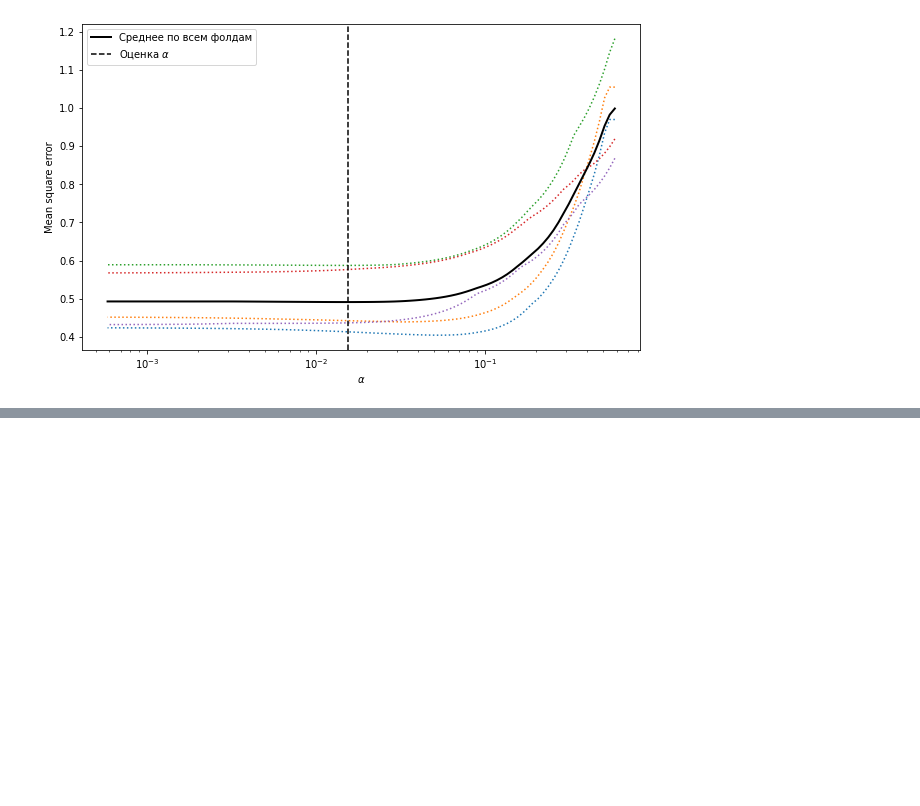
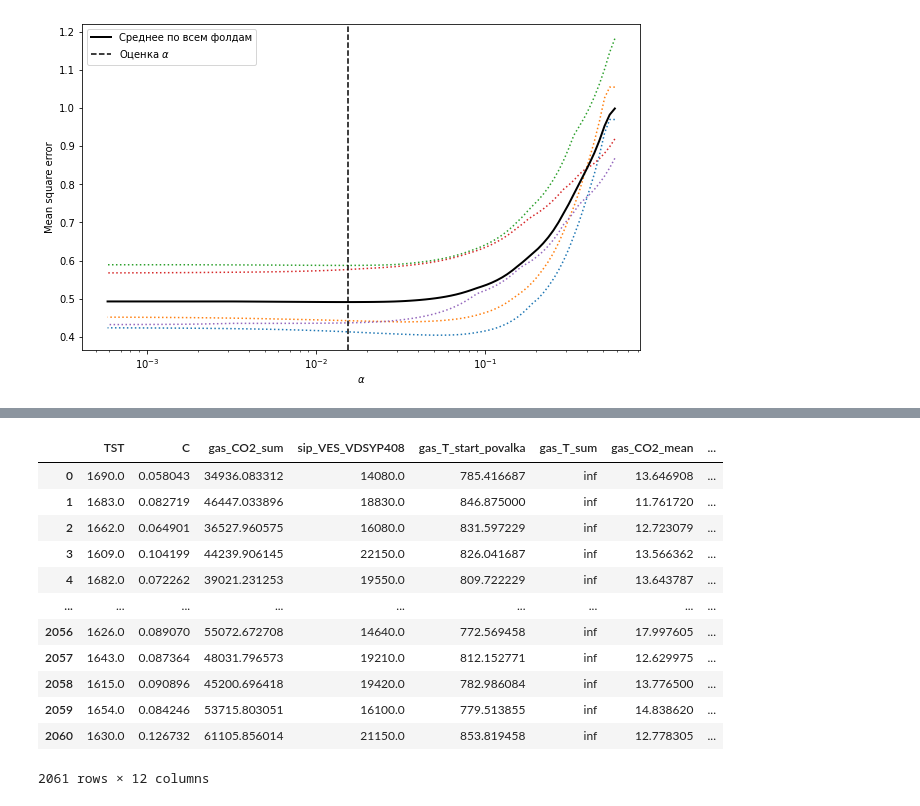
Before and after one commit to waico/evraz-hack, a Jupyter notebook: notebooks/LassoCV.ipynb, the cells around one changed output, grey strips where cells are left out. Saved outputs shown, nothing was run; the diff lists cells and outputs as text; code cells hidden in the pictures; blank space fills up the shorter version.

```diff
--- a/notebooks/LassoCV.ipynb
+++ b/notebooks/LassoCV.ipynb
@@ -413,0 +486,3 @@ plt.show()
+# %%
+with open('models/c_lasso_model.pkl', 'rb') as f:
+    submit_model = pickle.load(f)
@@ -413,0 +505,19 @@ plt.show()
+# %%
+df5 = c_ct.transform(data[targets+c_corr_features])
+df5[:,1] = submit_model.predict(df5[:,2:])
+df5 = pd.DataFrame(c_ct.named_transformers_['powertransformer'].inverse_transform(df5), columns=targets+c_corr_features)
+df5
+# %% [output]
+|  | TST | C | gas_CO2_sum | sip_VES_VDSYP408 | gas_T_start_povalka | gas_T_sum | gas_CO2_mean | ... |
+| 0 | 1690.0 | 0.058043 | 34936.083312 | 14080.0 | 785.416687 | inf | 13.646908 | ... |
+| 1 | 1683.0 | 0.082719 | 46447.033896 | 18830.0 | 846.875000 | inf | 11.761720 | ... |
+| 2 | 1662.0 | 0.064901 | 36527.960575 | 16080.0 | 831.597229 | inf | 12.723079 | ... |
+| 3 | 1609.0 | 0.104199 | 44239.906145 | 22150.0 | 826.041687 | inf | 13.566362 | ... |
+| 4 | 1682.0 | 0.072262 | 39021.231253 | 19550.0 | 809.722229 | inf | 13.643787 | ... |
+| ... | ... | ... | ... | ... | ... | ... | ... | ... |
+| 2056 | 1626.0 | 0.089070 | 55072.672708 | 14640.0 | 772.569458 | inf | 17.997605 | ... |
+| 2057 | 1643.0 | 0.087364 | 48031.796573 | 19210.0 | 812.152771 | inf | 12.629975 | ... |
+| 2058 | 1615.0 | 0.090896 | 45200.696418 | 19420.0 | 782.986084 | inf | 13.776500 | ... |
+| 2059 | 1654.0 | 0.084246 | 53715.803051 | 16100.0 | 779.513855 | inf | 14.838620 | ... |
+| 2060 | 1630.0 | 0.126732 | 61105.856014 | 21150.0 | 853.819458 | inf | 12.778305 | ... |
+2061 rows × 12 columns
```
Also changed, not shown: parts of 29 cells of this notebook, 1 other file.
